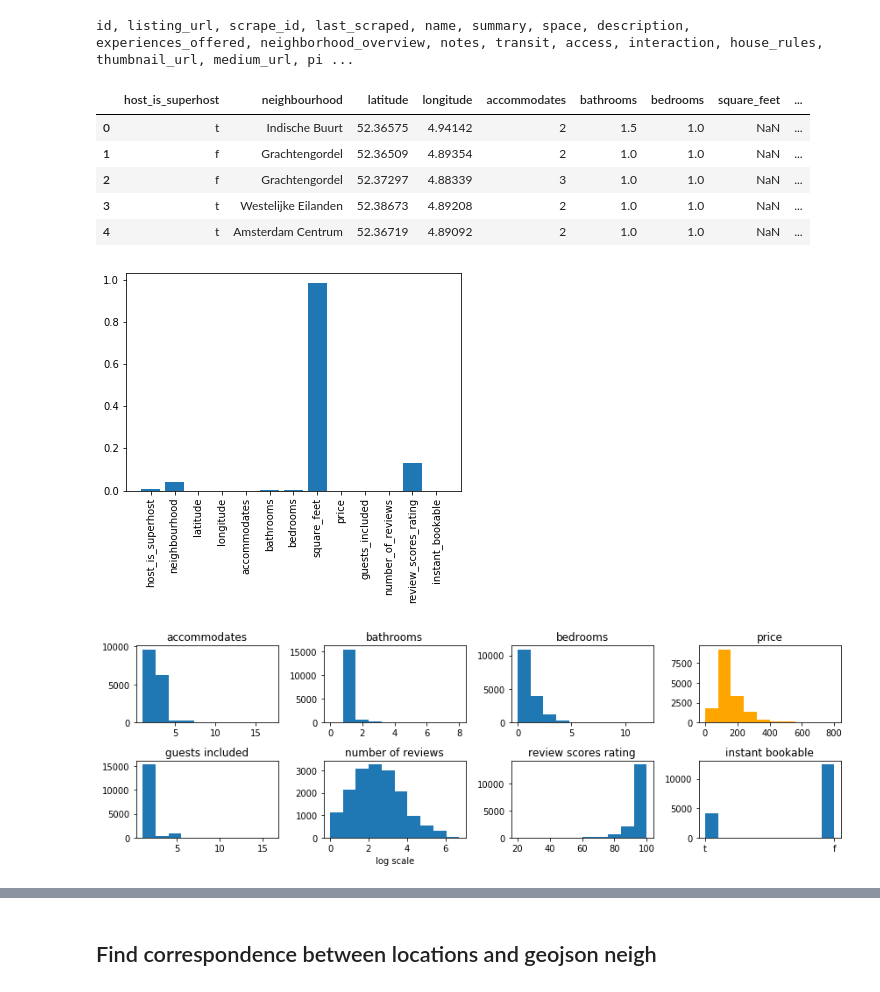
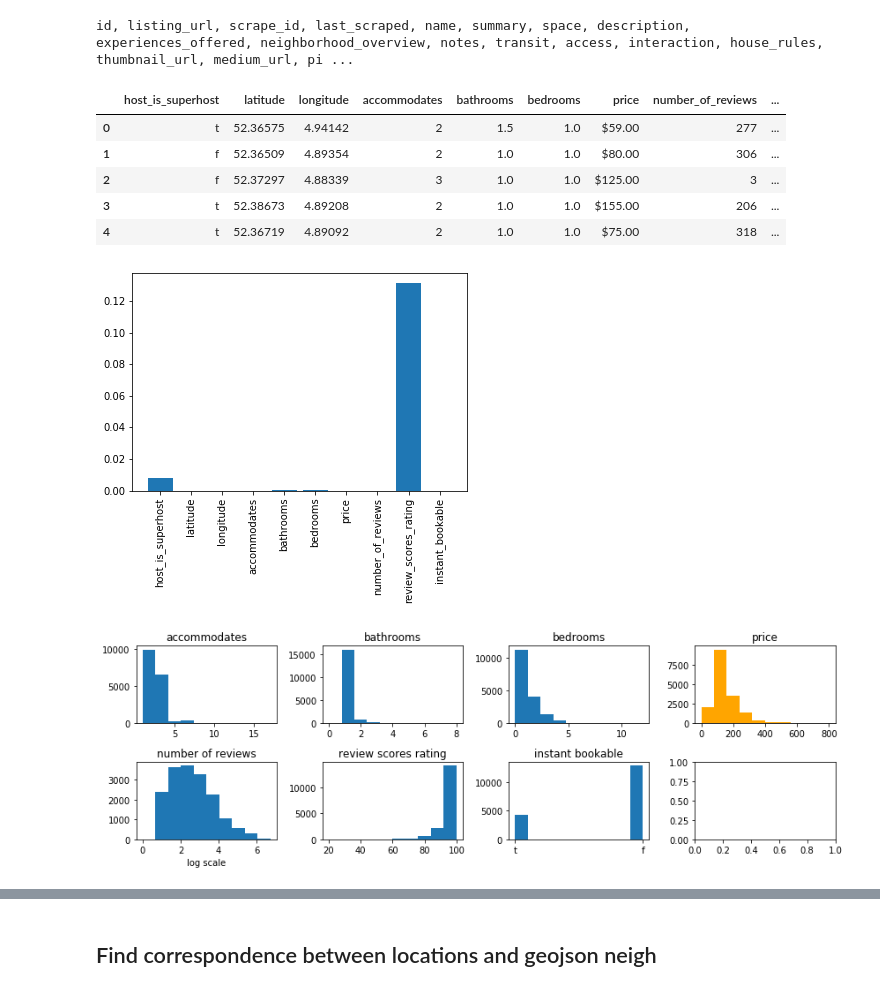
Before and after one commit to mberaha/spatial_mixtures, a Jupyter notebook: notebooks/amsterdam_airbnb/cleaning_and_plots.ipynb, the cells around one changed output, grey strips where cells are left out. Drawn from its saved outputs; the diff is of its cells as text; code cells hidden in the pictures.

```diff
--- a/notebooks/amsterdam_airbnb/cleaning_and_plots.ipynb
+++ b/notebooks/amsterdam_airbnb/cleaning_and_plots.ipynb
@@ -27,8 +27,8 @@ print(", ".join(data.columns))
 # %% [output]
 id, listing_url, scrape_id, last_scraped, name, summary, space, description, experiences_offered, neighborhood_overview, notes, transit, access, interaction, house_rules, thumbnail_url, medium_url, pi ...
 # %%
-kept_columns = ["host_is_superhost", "neighbourhood", 'latitude','longitude', "accommodates",
-                "bathrooms", "bedrooms", "square_feet", "price", "guests_included", "number_of_reviews",
+kept_columns = ["host_is_superhost", 'latitude','longitude', "accommodates",
+                "bathrooms", "bedrooms", "price", "number_of_reviews",
                 "review_scores_rating", "instant_bookable"]
 
 response = "price"
@@ -38,12 +38,12 @@ data = data[kept_columns]
 # %%
 data.head()
 # %% [output]
-|  | host_is_superhost | neighbourhood | latitude | longitude | accommodates | bathrooms | bedrooms | square_feet | ... |
-| 0 | t | Indische Buurt | 52.36575 | 4.94142 | 2 | 1.5 | 1.0 | NaN | ... |
-| 1 | f | Grachtengordel | 52.36509 | 4.89354 | 2 | 1.0 | 1.0 | NaN | ... |
-| 2 | f | Grachtengordel | 52.37297 | 4.88339 | 3 | 1.0 | 1.0 | NaN | ... |
-| 3 | t | Westelijke Eilanden | 52.38673 | 4.89208 | 2 | 1.0 | 1.0 | NaN | ... |
-| 4 | t | Amsterdam Centrum | 52.36719 | 4.89092 | 2 | 1.0 | 1.0 | NaN | ... |
+|  | host_is_superhost | latitude | longitude | accommodates | bathrooms | bedrooms | price | number_of_reviews | ... |
+| 0 | t | 52.36575 | 4.94142 | 2 | 1.5 | 1.0 | $59.00 | 277 | ... |
+| 1 | f | 52.36509 | 4.89354 | 2 | 1.0 | 1.0 | $80.00 | 306 | ... |
+| 2 | f | 52.37297 | 4.88339 | 3 | 1.0 | 1.0 | $125.00 | 3 | ... |
+| 3 | t | 52.38673 | 4.89208 | 2 | 1.0 | 1.0 | $155.00 | 206 | ... |
+| 4 | t | 52.36719 | 4.89092 | 2 | 1.0 | 1.0 | $75.00 | 318 | ... |
 # %%
 ## for each column, check the percentage of NAs
 
@@ -55,12 +55,7 @@ plt.bar(kept_columns, nas)
 plt.xticks(rotation=90)
 plt.show()
 # %% [output]
-[figure, old version]
+[figure, new version]
-# %%
-## We reomve square_feet
-
-kept_columns = [c for c in kept_columns if c != "square_feet"]
-data = data[kept_columns]
 # %%
 ## and drop the NAs
 data = data.dropna()
@@ -73,27 +68,27 @@ def convert_to_float(value):
 
 data['price'] = data['price'].apply(lambda x: convert_to_float(x))
 # %%
-numeric_variables = ["accommodates", "bathrooms", "bedrooms", "price", "guests_included",
+numeric_variables = ["accommodates", "bathrooms", "bedrooms", "price",
                      "number_of_reviews", "review_scores_rating", "instant_bookable"]
 
 in_log_scale = ["number_of_reviews"]
 
 fig, axes = plt.subplots(2, 4, figsize=(12, 4))
 axes = axes.flat
 
 for i, k in enumerate(numeric_variables):
     if k == "price":
         axes[i].hist(data[k].values, range=(0, 800), color="orange")
     elif k in in_log_scale:
-        axes[i].hist(np.log(data[k].values))
+        axes[i].hist(np.log(data[k].values+1))
         axes[i].set_xlabel("log scale")
     else:
         axes[i].hist(data[k].values)
     axes[i].set_title(" ".join(k.split("_")), fontsize=TITLE_FONT_SIZE)
 
 
 
 plt.tight_layout()
 plt.show()
 # %% [output]
-[figure, old version]
+[figure, new version]
```
Also changed, not shown: parts of 11 cells of this notebook, 1 other file.
